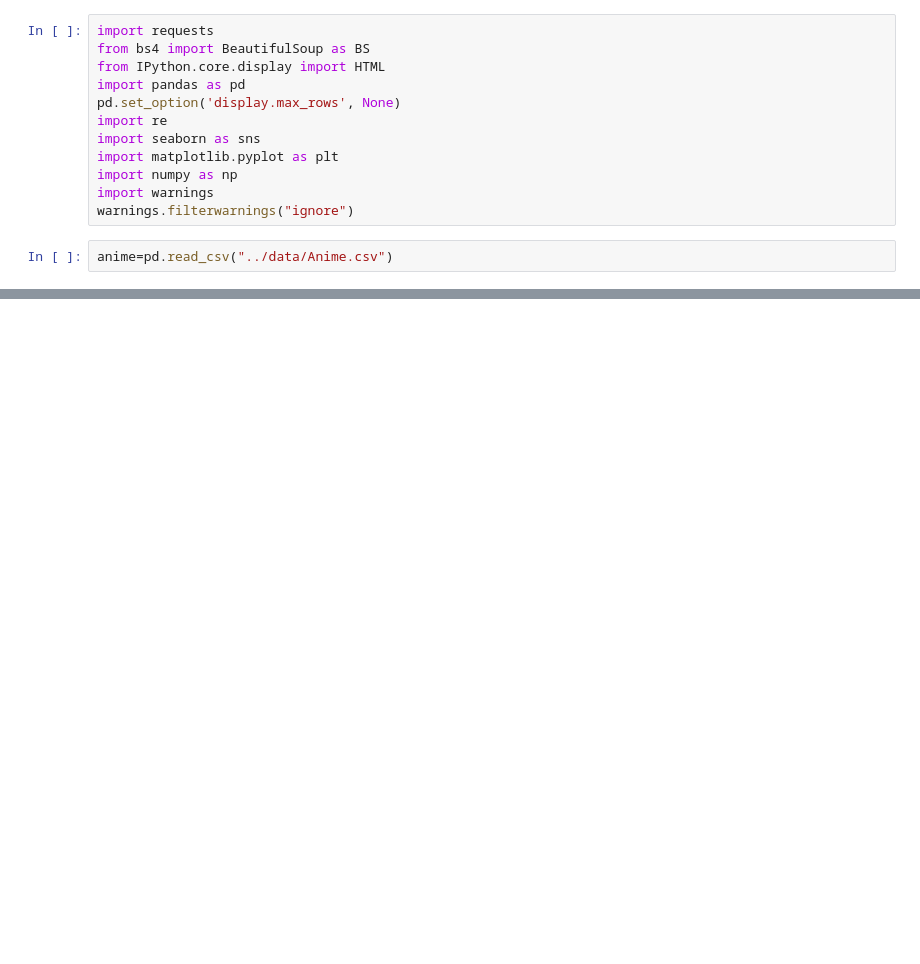
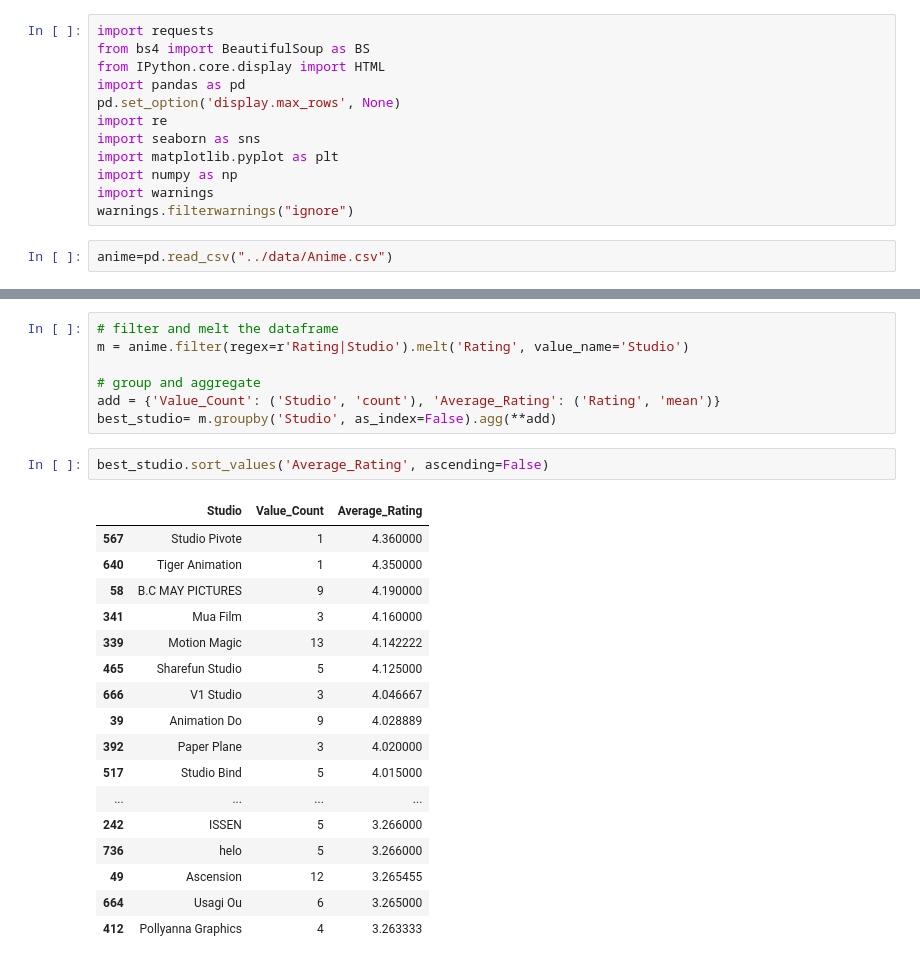
Before and after one commit to Cuiweiyi/manhua, a Jupyter notebook: notebook/Anime_of_2022.ipynb, the cells around one changed output, grey strips where cells are left out. Drawn from its saved outputs; the diff is of its cells as text; blank space fills up the shorter version.

```diff
--- a/notebook/Anime_of_2022.ipynb
+++ b/notebook/Anime_of_2022.ipynb
@@ -23,0 +48,27 @@ anime.head()
+# %%
+# filter and melt the dataframe
+m = anime.filter(regex=r'Rating|Studio').melt('Rating', value_name='Studio')
+
+# group and aggregate
+add = {'Value_Count': ('Studio', 'count'), 'Average_Rating': ('Rating', 'mean')}
+best_studio= m.groupby('Studio', as_index=False).agg(**add)
+# %%
+best_studio.sort_values('Average_Rating', ascending=False)
+# %% [output]
+|  | Studio | Value_Count | Average_Rating |
+| 567 | Studio Pivote | 1 | 4.360000 |
+| 640 | Tiger Animation | 1 | 4.350000 |
+| 58 | B.C MAY PICTURES | 9 | 4.190000 |
+| 341 | Mua Film | 3 | 4.160000 |
+| 339 | Motion Magic | 13 | 4.142222 |
+| 465 | Sharefun Studio | 5 | 4.125000 |
+| 666 | V1 Studio | 3 | 4.046667 |
+| 39 | Animation Do | 9 | 4.028889 |
+| 392 | Paper Plane | 3 | 4.020000 |
+| 517 | Studio Bind | 5 | 4.015000 |
+| ... | ... | ... | ... |
+| 242 | ISSEN | 5 | 3.266000 |
+| 736 | helo | 5 | 3.266000 |
+| 49 | Ascension | 12 | 3.265455 |
+| 664 | Usagi Ou | 6 | 3.265000 |
+| 412 | Pollyanna Graphics | 4 | 3.263333 |
```
Also changed, not shown: parts of 12 cells of this notebook.
